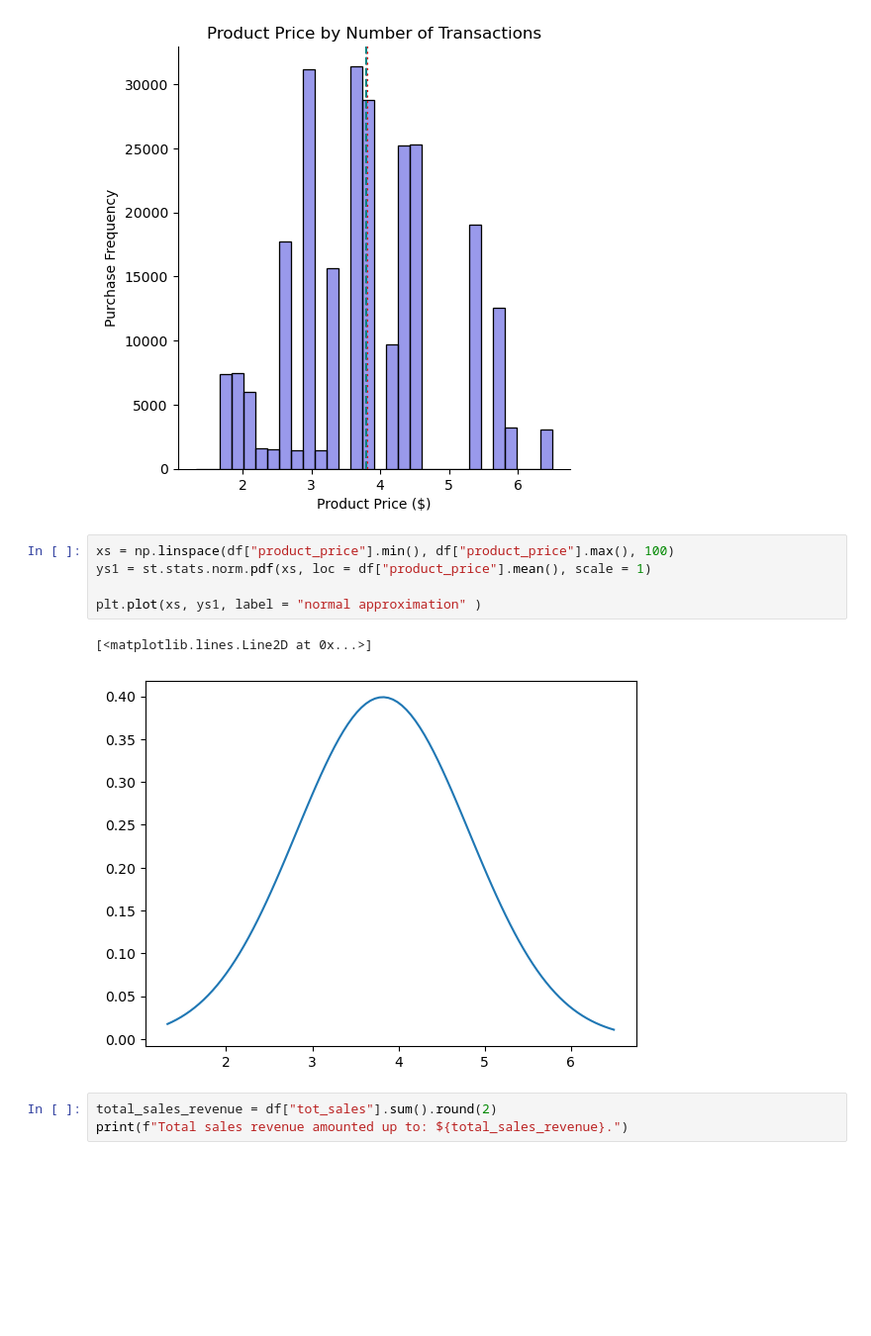
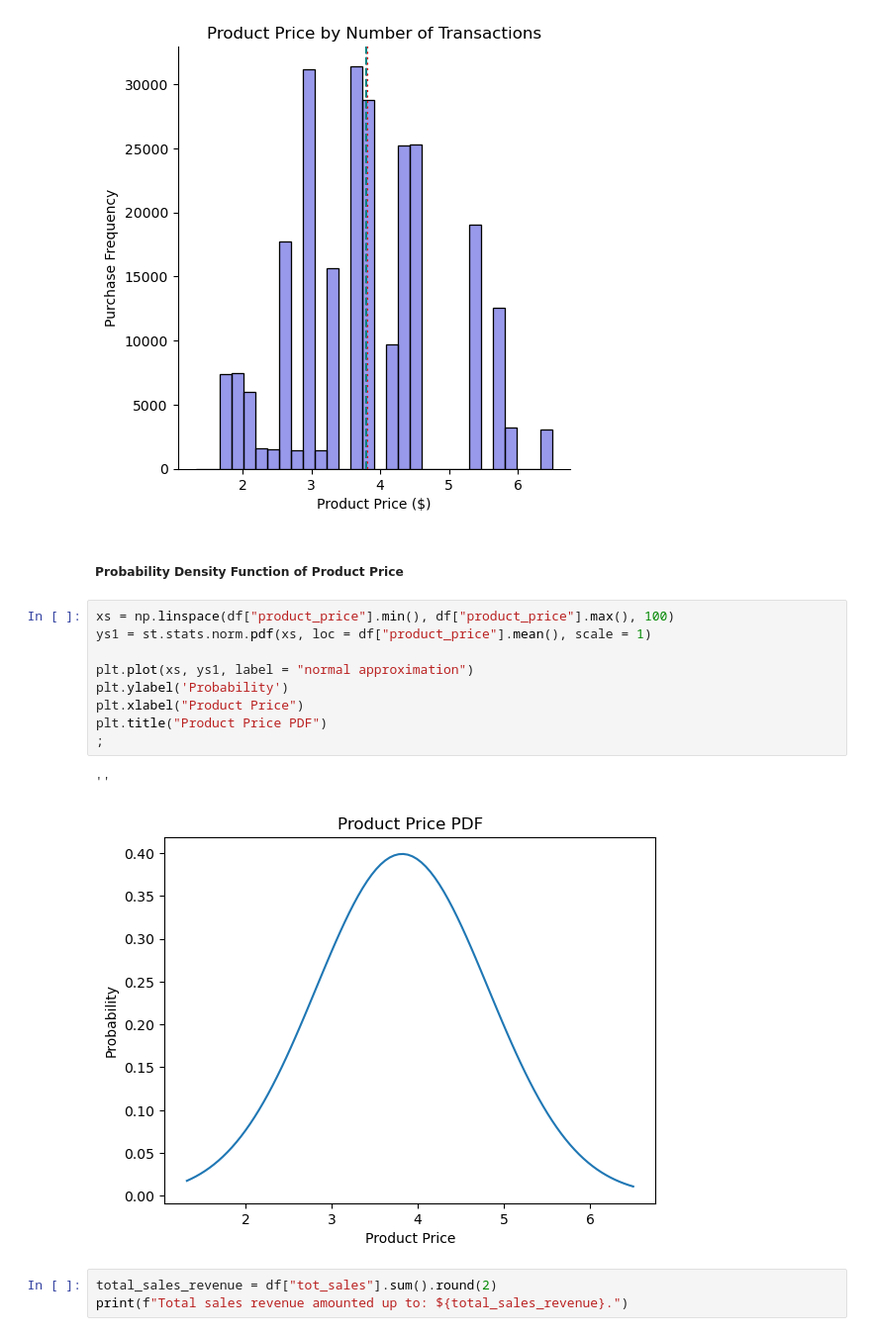
Before and after one commit to frantzalexander/Internship-Quantium, a Jupyter notebook: Exploratory Analysis.ipynb, the cells around one changed output. Shown at 99% size. Saved outputs shown, nothing was run; the diff lists cells and outputs as text; blank space fills up the shorter version.

Commit message:
added completed labeling

```diff
--- a/Exploratory Analysis.ipynb
+++ b/Exploratory Analysis.ipynb
@@ -570,14 +572,20 @@ plt.ylabel("Purchase Frequency")
 plt.title("Product Price by Number of Transactions");
 # %% [output]
 [figure]
+# %% [markdown]
+##### Probability Density Function of Product Price
 # %%
 xs = np.linspace(df["product_price"].min(), df["product_price"].max(), 100)
 ys1 = st.stats.norm.pdf(xs, loc = df["product_price"].mean(), scale = 1)
 
-plt.plot(xs, ys1, label = "normal approximation" )
+plt.plot(xs, ys1, label = "normal approximation")
+plt.ylabel('Probability')
+plt.xlabel("Product Price")
+plt.title("Product Price PDF")
+;
 # %% [output]
-[<matplotlib.lines.Line2D at 0x...>]
+''
-[figure, old version]
+[figure, new version]
 # %%
 total_sales_revenue = df["tot_sales"].sum().round(2)
 print(f"Total sales revenue amounted up to: ${total_sales_revenue}.")
```
Also changed, not shown: parts of 20 cells of this notebook.
